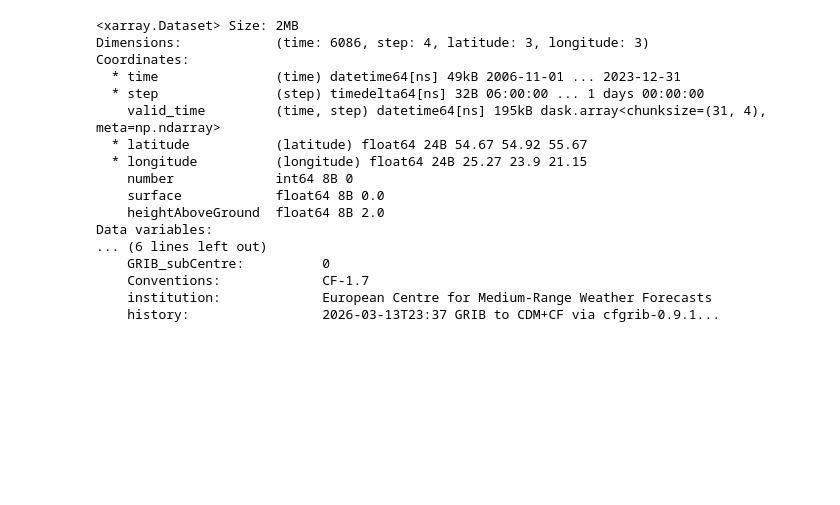
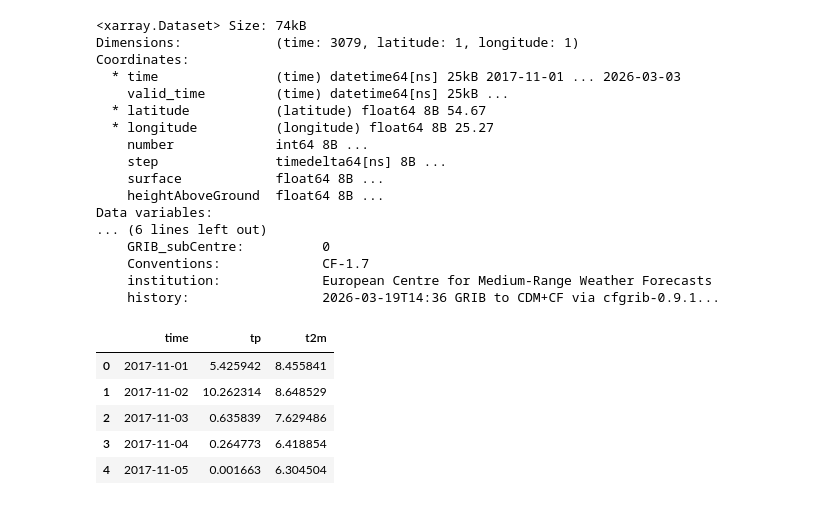
Before and after one commit to rugcer04/Duomenu_mokslo_projektas, a Jupyter notebook: code/python/datasets_prep/GRIB_toolbox.ipynb, the cells around one changed output. Cells and saved outputs as stored; diff of their text form; code cells hidden in the pictures; blank space fills up the shorter version.

```diff
--- a/code/python/datasets_prep/GRIB_toolbox.ipynb
+++ b/code/python/datasets_prep/GRIB_toolbox.ipynb
@@ -45,6 +68,6 @@ ds = xr.open_dataset(f"{repo_root}/DataGRIB/lithuania_ecmwf_tp_2006_2023.nc")
 # %%
-lats = [54.68, 54.89, 55.70] # Vilnius, Kaunas, Klaipėda
-lons = [25.27, 23.90, 21.14]
+lats = [54.68] # Vilnius
+lons = [25.27]
 
 subset_points = ds.sel(
     latitude=lats,
@@ -54,23 +77,23 @@ subset_points = ds.sel(
 
 print(subset_points)
 # %% [output]
-<xarray.Dataset> Size: 2MB
-Dimensions:            (time: 6086, step: 4, latitude: 3, longitude: 3)
+<xarray.Dataset> Size: 74kB
+Dimensions:            (time: 3079, latitude: 1, longitude: 1)
 Coordinates:
-  * time               (time) datetime64[ns] 49kB 2006-11-01 ... 2023-12-31
-  * step               (step) timedelta64[ns] 32B 06:00:00 ... 1 days 00:00:00
-    valid_time         (time, step) datetime64[ns] 195kB dask.array<chunksize=(31, 4), meta=np.ndarray>
-  * latitude           (latitude) float64 24B 54.67 54.92 55.67
-  * longitude          (longitude) float64 24B 25.27 23.9 21.15
-    number             int64 8B 0
-    surface            float64 8B 0.0
-    heightAboveGround  float64 8B 2.0
+  * time               (time) datetime64[ns] 25kB 2017-11-01 ... 2026-03-03
+    valid_time         (time) datetime64[ns] 25kB ...
+  * latitude           (latitude) float64 8B 54.67
+  * longitude          (longitude) float64 8B 25.27
+    number             int64 8B ...
+    step               timedelta64[ns] 8B ...
+    surface            float64 8B ...
+    heightAboveGround  float64 8B ...
 Data variables:
 ... (6 lines left out)
     GRIB_subCentre:          0
     Conventions:             CF-1.7
     institution:             European Centre for Medium-Range Weather Forecasts
-    history:                 2026-03-13T23:37 GRIB to CDM+CF via cfgrib-0.9.1...
+    history:                 2026-03-19T14:36 GRIB to CDM+CF via cfgrib-0.9.1...
 # %%
 df = subset_points.to_dataframe()
 df = df.reset_index()
@@ -78,0 +100,9 @@ df.to_csv(f"{repo_root}/DataGRIB/lithuania_ecmwf_tp_2mt_2006_2023.csv", index=Fa
+# %%
+df.head()
+# %% [output]
+|  | time | tp | t2m |
+| 0 | 2017-11-01 | 5.425942 | 8.455841 |
+| 1 | 2017-11-02 | 10.262314 | 8.648529 |
+| 2 | 2017-11-03 | 0.635839 | 7.629486 |
+| 3 | 2017-11-04 | 0.264773 | 6.418854 |
+| 4 | 2017-11-05 | 0.001663 | 6.304504 |
```
Also changed, not shown: parts of 11 cells of this notebook, 1 other file.
